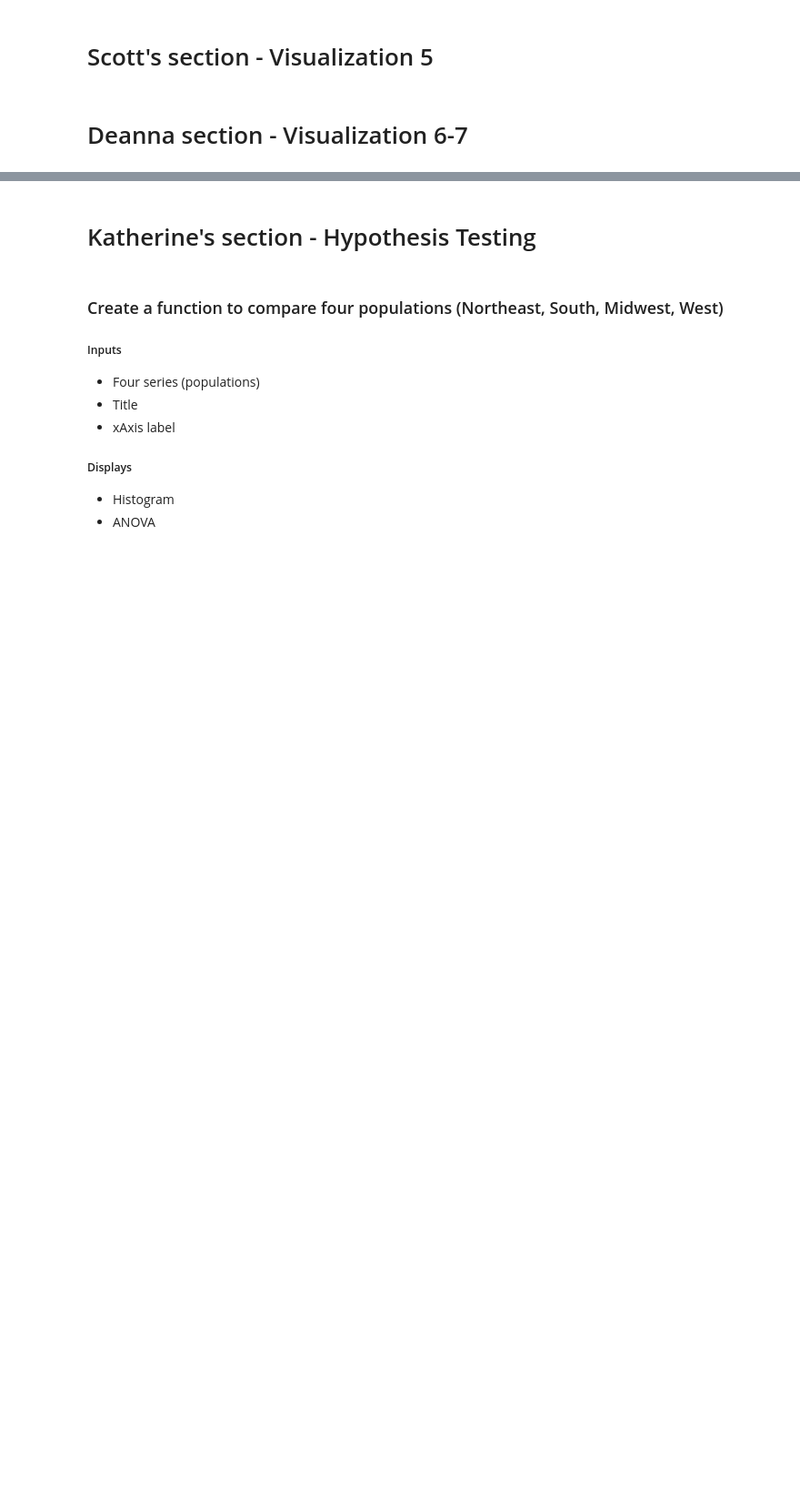
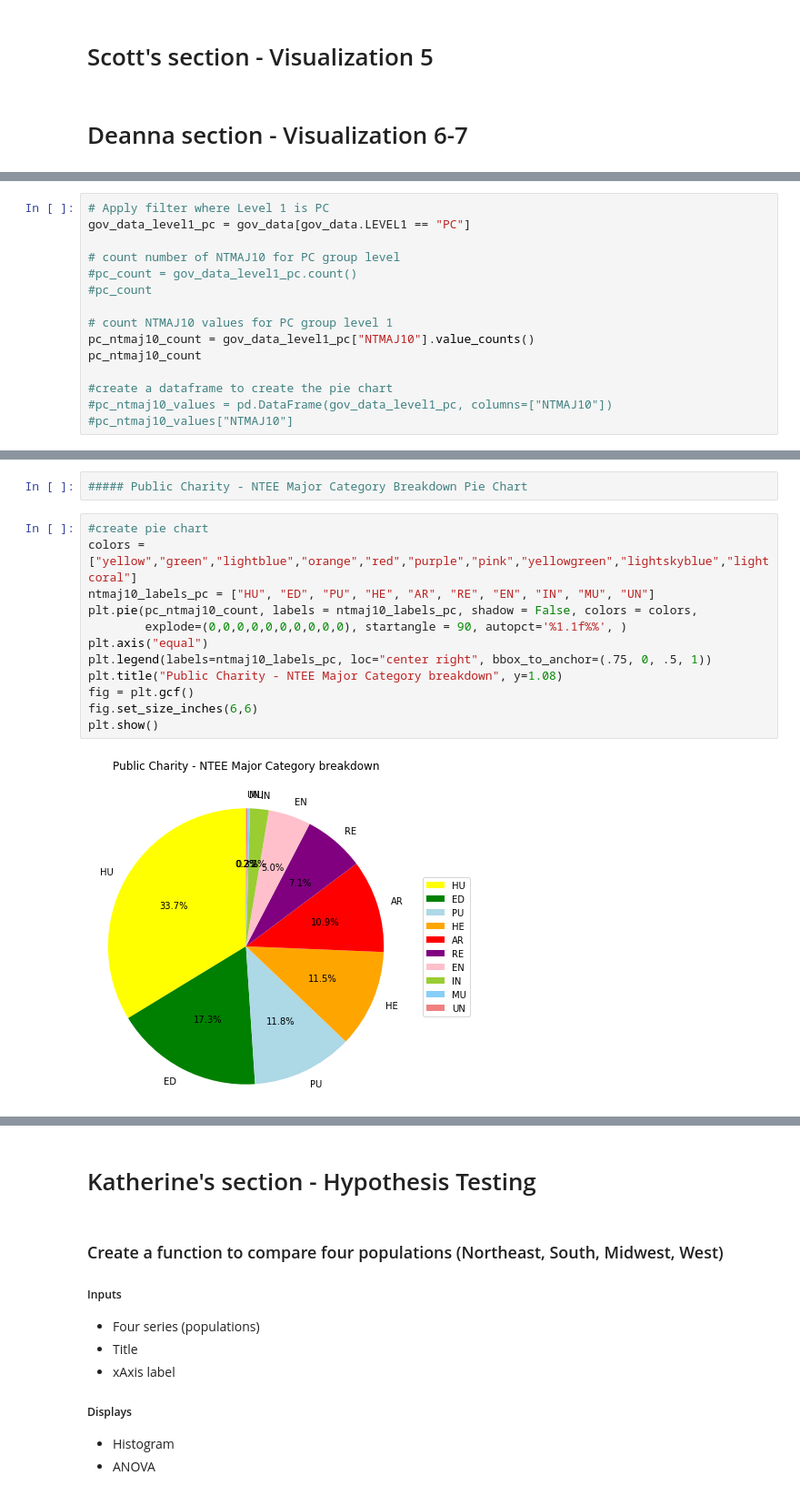
Before and after one commit to ejosephSr/project-one, a Jupyter notebook: GotMoney.ipynb, the cells around one changed output, grey strips where cells are left out. Shown at 91% size. Saved outputs shown, nothing was run; the diff lists cells and outputs as text; blank space fills up the shorter version.

Commit message:
this is a commit with the pie charts

```diff
--- a/GotMoney.ipynb
+++ b/GotMoney.ipynb
@@ -344,0 +392,15 @@ gov_data.describe()
+# %%
+# Apply filter where Level 1 is PC
+gov_data_level1_pc = gov_data[gov_data.LEVEL1 == "PC"]
+
+# count number of NTMAJ10 for PC group level
+#pc_count = gov_data_level1_pc.count()
+#pc_count
+
+# count NTMAJ10 values for PC group level 1
+pc_ntmaj10_count = gov_data_level1_pc["NTMAJ10"].value_counts()
+pc_ntmaj10_count
+
+#create a dataframe to create the pie chart
+#pc_ntmaj10_values = pd.DataFrame(gov_data_level1_pc, columns=["NTMAJ10"])
+#pc_ntmaj10_values["NTMAJ10"]
@@ -344,0 +419,16 @@ gov_data.describe()
+# %%
+##### Public Charity - NTEE Major Category Breakdown Pie Chart
+# %%
+#create pie chart
+colors = ["yellow","green","lightblue","orange","red","purple","pink","yellowgreen","lightskyblue","lightcoral"]
+ntmaj10_labels_pc = ["HU", "ED", "PU", "HE", "AR", "RE", "EN", "IN", "MU", "UN"]
+plt.pie(pc_ntmaj10_count, labels = ntmaj10_labels_pc, shadow = False, colors = colors,
+        explode=(0,0,0,0,0,0,0,0,0,0), startangle = 90, autopct='%1.1f%%', )
+plt.axis("equal")
+plt.legend(labels=ntmaj10_labels_pc, loc="center right", bbox_to_anchor=(.75, 0, .5, 1))
+plt.title("Public Charity - NTEE Major Category breakdown", y=1.08)
+fig = plt.gcf()
+fig.set_size_inches(6,6)
+plt.show()
+# %% [output]
+[figure, added]
```
Also changed, not shown: parts of 15 cells of this notebook, 1 other file.
